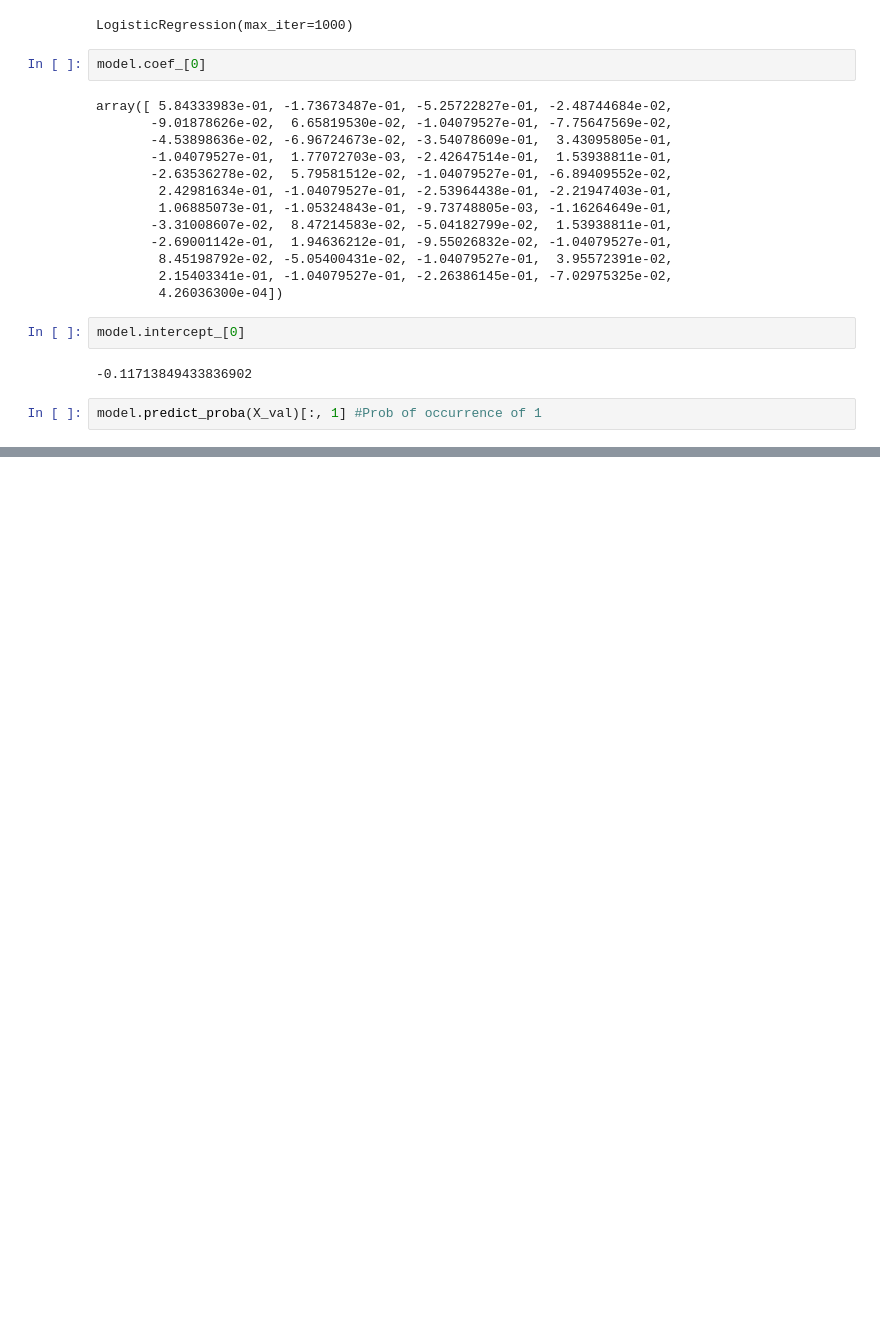
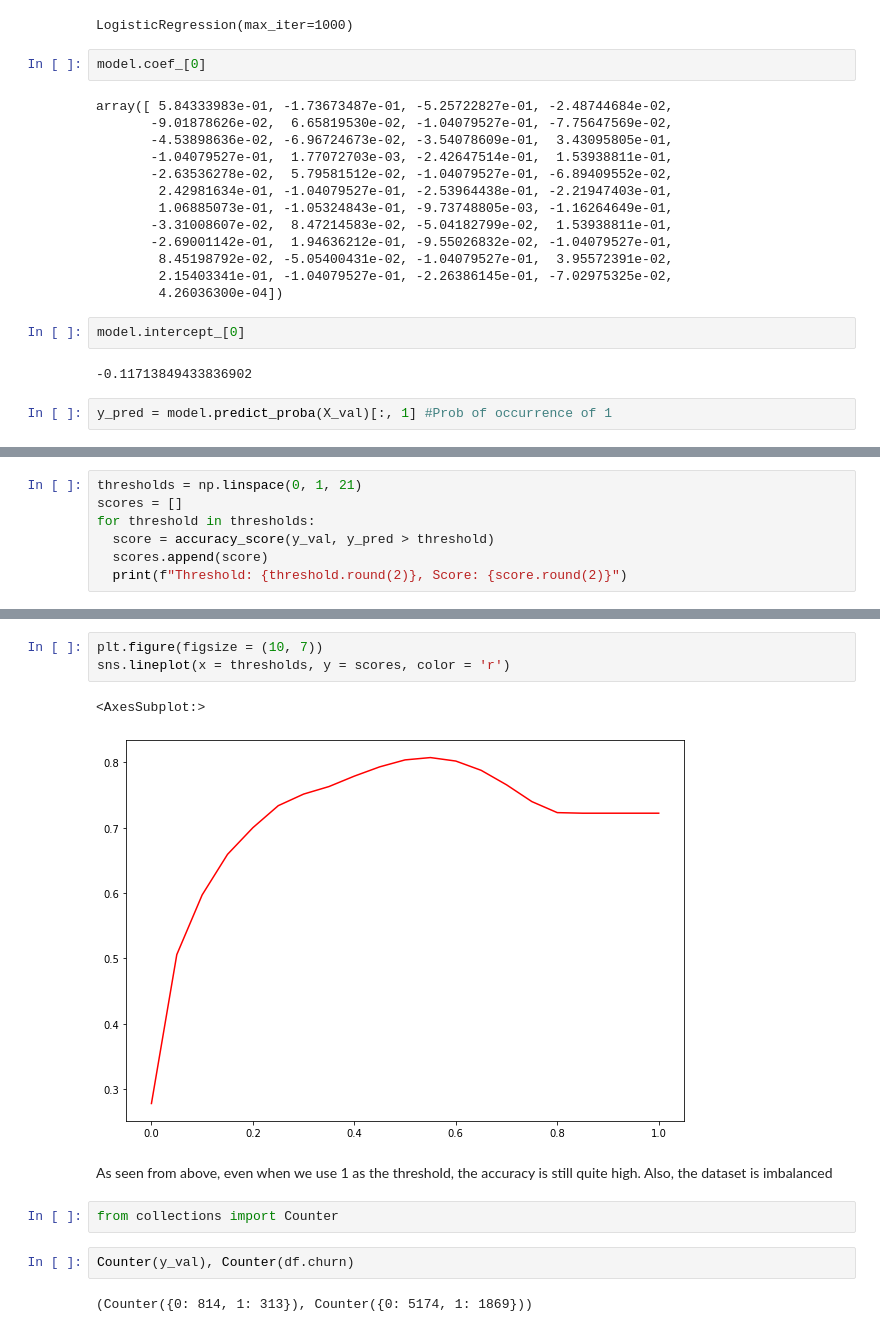
Before and after one commit to Ibraheem101/Churn-Prediction, a Jupyter notebook: Churn_Prediction.ipynb, the cells around one changed output, grey strips where cells are left out. Cells and saved outputs as stored; diff of their text form; blank space fills up the shorter version.

```diff
--- a/Churn_Prediction.ipynb
+++ b/Churn_Prediction.ipynb
@@ -481,4 +481,4 @@ model.intercept_[0]
 # %% [output]
 -0.11713849433836902
 # %%
-model.predict_proba(X_val)[:, 1] #Prob of occurrence of 1
+y_pred = model.predict_proba(X_val)[:, 1] #Prob of occurrence of 1
@@ -487,0 +517,7 @@ array([0.0080245 , 0.20828809, 0.21911337, ..., 0.03195847, 0.58816177,
+# %%
+thresholds = np.linspace(0, 1, 21)
+scores = []
+for threshold in thresholds:
+  score = accuracy_score(y_val, y_pred > threshold)
+  scores.append(score)
+  print(f"Threshold: {threshold.round(2)}, Score: {score.round(2)}")
@@ -487,0 +542,14 @@ array([0.0080245 , 0.20828809, 0.21911337, ..., 0.03195847, 0.58816177,
+# %%
+plt.figure(figsize = (10, 7))
+sns.lineplot(x = thresholds, y = scores, color = 'r')
+# %% [output]
+<AxesSubplot:>
+[figure, added]
+# %% [markdown]
+As seen from above, even when we use 1 as the threshold, the accuracy is still quite high. Also, the dataset is imbalanced
+# %%
+from collections import Counter
+# %%
+Counter(y_val), Counter(df.churn)
+# %% [output]
+(Counter({0: 814, 1: 313}), Counter({0: 5174, 1: 1869}))
```
Also changed, not shown: parts of 10 cells of this notebook.
